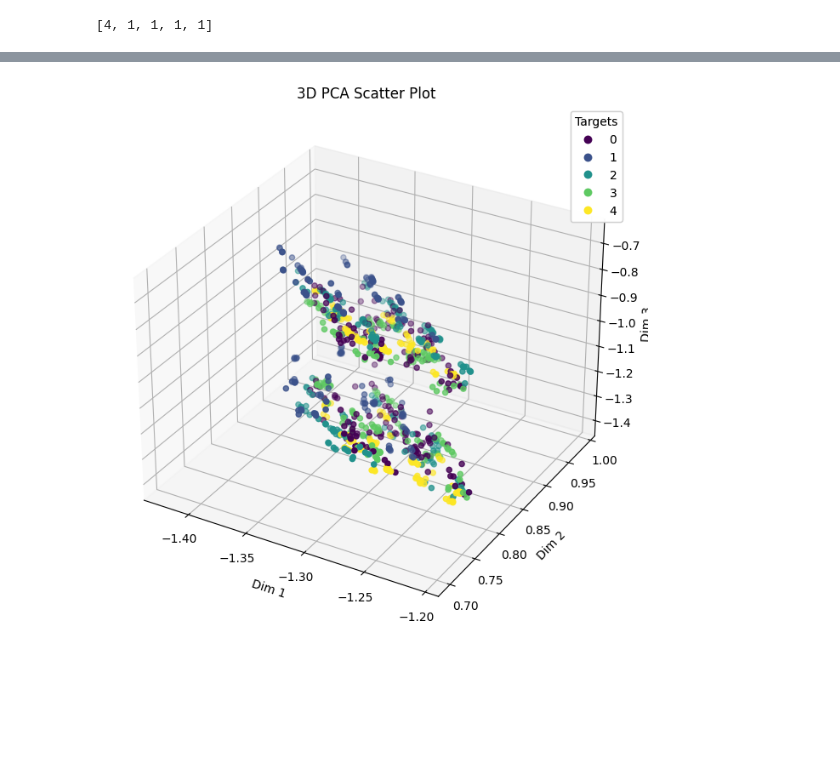
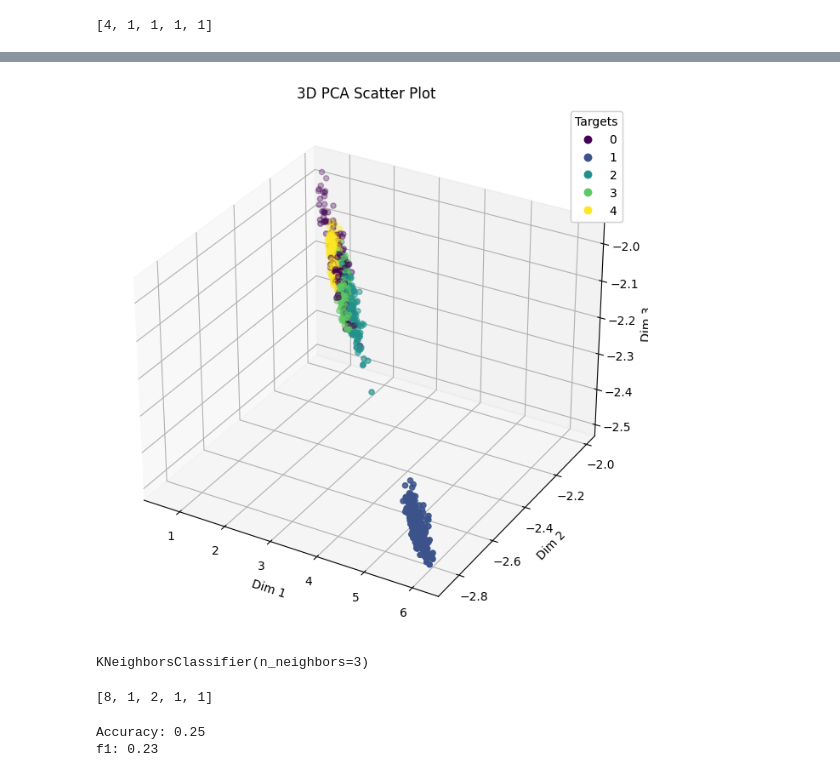
Before and after one commit to KingGeon/ml-testbed, a Jupyter notebook: notebooks/test.ipynb, the cells around one changed output, grey strips where cells are left out. Cells and saved outputs as stored; diff of their text form; code cells hidden in the pictures; blank space fills up the shorter version.

```diff
--- a/notebooks/test.ipynb
+++ b/notebooks/test.ipynb
@@ -19,7 +19,7 @@ checkpoint = torch.load('/home/geon/dev_geon/ml-testbed/src/models/components/my
 # %%
 # 모델 불러오기
 
-loaded_model = CONV_LSTM_Classifier(use_raw = False, use_envelope = True,  use_stat= False, dense1_out_size = 64, output_size = 8)
+loaded_model = CONV_LSTM_Classifier(use_raw = True, use_envelope = True,use_envelope_spectrum = False,  use_stat= True, dense1_out_size = 64, output_size = 5)
 
 # 모델 가중치 불러오기
 loaded_model.load_state_dict(torch.load('/home/geon/dev_geon/ml-testbed/src/models/components/my_model_weights.pth'))
@@ -229,7 +229,7 @@ from typing import List, Tuple
 import librosa
 import scipy.signal as signal
 
-test_motor_power: List[str] = ["11kW"]
+test_motor_power: List[str] = ["5.5kW"]
 fault_type_dict = {
     "정상": 0,
     "베어링불량": 1,
@@ -475,33 +506,84 @@ plt.show()
 import pandas as pd
 import matplotlib.pyplot as plt
 from mpl_toolkits.mplot3d import Axes3D
 
 # Assuming val_embeddings has at least three dimensions
 df = pd.DataFrame(data={
     'dim_1': test_embeddings[:, 2],
-    'dim_2': test_embeddings[:, 0],
-    'dim_3': test_embeddings[:, 1],
+    'dim_2': test_embeddings[:, 3],
+    'dim_3': test_embeddings[:, 4],
     'Target': test_target_labels[:]
 })
 
 # Create a 3D scatter plot
 fig = plt.figure(figsize=(10, 8))
 ax = fig.add_subplot(111, projection='3d')
 
 # Using scatter plot
 scatter = ax.scatter(df['dim_1'], df['dim_2'], df['dim_3'], c=df['Target'], cmap='viridis')
 
 # Adding a color bar
 legend1 = ax.legend(*scatter.legend_elements(), loc="upper right", title="Targets")
 ax.add_artist(legend1)
 
 # Add labels and title
 ax.set_xlabel('Dim 1')
 ax.set_ylabel('Dim 2')
 ax.set_zlabel('Dim 3')
 plt.title('3D PCA Scatter Plot')
 
 # Show plot
 plt.show()
 # %% [output]
-[figure, old version]
+[figure, new version]
+# %%
+# 필요한 라이브러리를 임포트합니다.
+from sklearn.neighbors import KNeighborsClassifier
+from sklearn.model_selection import train_test_split
+from sklearn.datasets import load_iris
+from sklearn.metrics import accuracy_score
+import pandas as pd
+
+from sklearn.metrics import f1_score
+# Iris 데이터셋을 로드합니다.
+
+X = pd.DataFrame(test_embeddings)
+y = test_target_labels[:]
+
+knn = KNeighborsClassifier(n_neighbors=3)
+knn.fit(X, y)
+# %% [output]
+KNeighborsClassifier(n_neighbors=3)
+# %%
+import os
+import tqdm
+from typing import List, Tuple
+import librosa
+import scipy.signal as signal
+
+val_motor_power: List[str] = ["2.2kW"]
+fault_type_dict = {
+    "정상": 0,
+    "베어링불량": 1,
+    "벨트느슨함": 2,
+    "축정렬불량": 3,
+    "회전체불평형": 4
+}
+root: str = "/home/mongoose01/mongooseai/data/cms/open_source/AI_hub/기계시설물 고장 예지 센서/Training/vibration"
+test_data_list = []
+test_target_list = []
+test_rms_list = []
+fault_type_count_list = [0, 0, 0, 0, 0]
+
+for motor_power in val_motor_power:
+    motor_power_path = os.path.join(root, motor_power)
+    for motor in os.listdir(motor_power_path):
+        for fault in os.listdir(os.path.join(motor_power_path, motor)):
+            fault_type_count_list[fault_type_dict[fault]] += 1
+
+print(fault_type_count_list)
+
+for motor_power in tqdm.tqdm(val_motor_power, desc='Processing Motor Powers'):
+    new_rms_list, new_motor_data, new_motor_targets = process_motor_power(root, motor_power, 20, fault_type_count_list)
+# %% [output]
+[8, 1, 2, 1, 1]
@@ -507,0 +596,14 @@ plt.show()
+# %%
+y_pred = knn.predict(pd.DataFrame(new_embeddings))
+
+# 정확도를 계산합니다.
+accuracy = accuracy_score(new_target_labels, y_pred)
+print(f'Accuracy: {accuracy:.2f}')
+
+
+# F1 score를 계산합니다.
+f1 = f1_score(new_target_labels, y_pred, average='weighted')
+print(f'f1: {f1:.2f}')
+# %% [output]
+Accuracy: 0.25
+f1: 0.23
```
Also changed, not shown: parts of 11 cells of this notebook, 19 other files.
